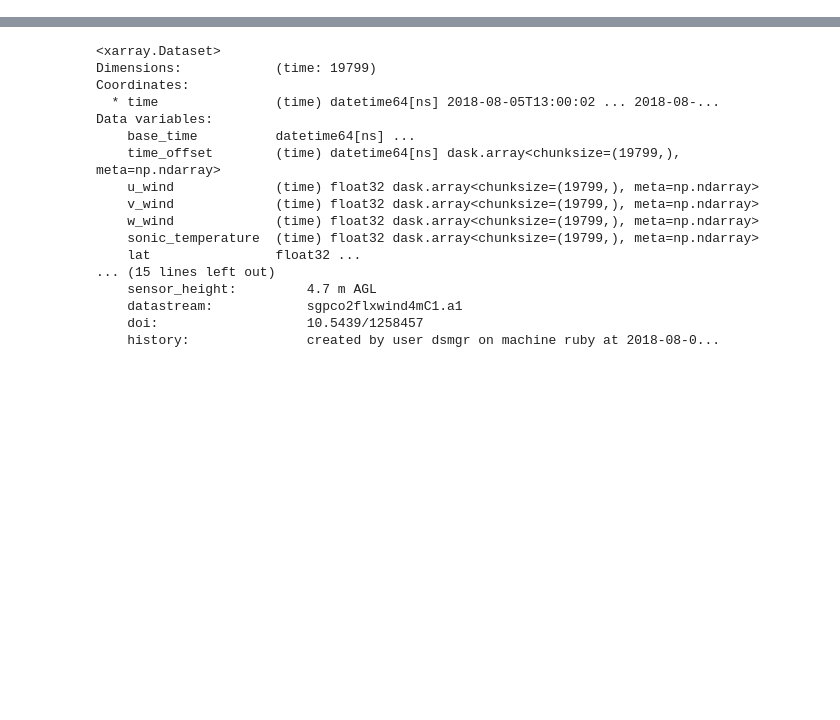
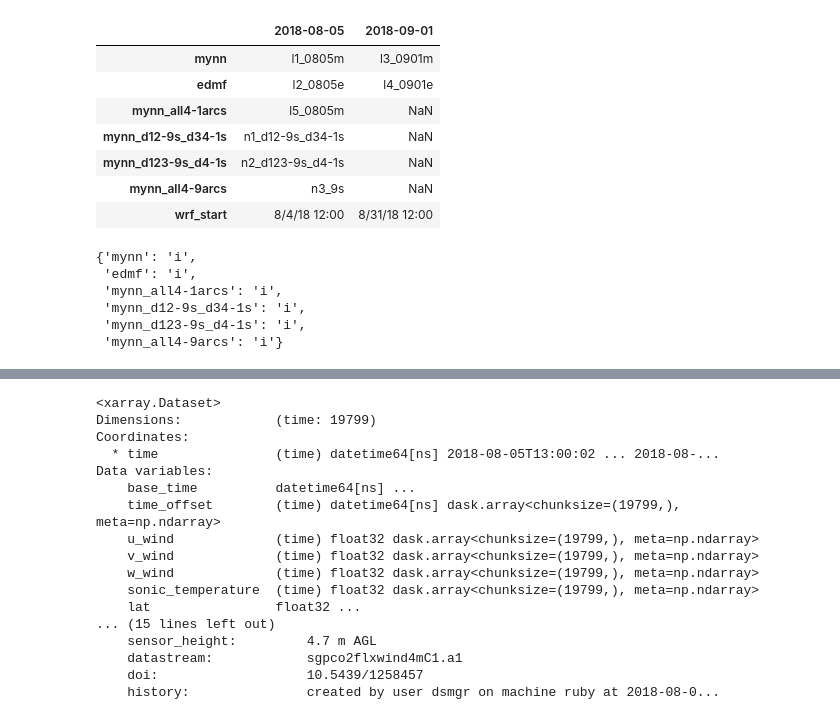
Before and after one commit to joejoeyjoseph/mmc-pnnl-j3, a Jupyter notebook: sgp/eagle/03d_j3wrf_meso-les_spectrum.ipynb, the cells around one changed output, grey strips where cells are left out. Drawn from its saved outputs; the diff is of its cells as text; code cells hidden in the pictures; blank space fills up the shorter version.

```diff
--- a/sgp/eagle/03d_j3wrf_meso-les_spectrum.ipynb
+++ b/sgp/eagle/03d_j3wrf_meso-les_spectrum.ipynb
@@ -39,0 +46,20 @@ share_height = [4, 25, 60]
+# %%
+data_dir_df
+# %% [output]
+|  | 2018-08-05 | 2018-09-01 |
+| mynn | l1_0805m | l3_0901m |
+| edmf | l2_0805e | l4_0901e |
+| mynn_all4-1arcs | l5_0805m | NaN |
+| mynn_d12-9s_d34-1s | n1_d12-9s_d34-1s | NaN |
+| mynn_d123-9s_d4-1s | n2_d123-9s_d4-1s | NaN |
+| mynn_all4-9arcs | n3_9s | NaN |
+| wrf_start | 8/4/18 12:00 | 8/31/18 12:00 |
+# %%
+runs_dict
+# %% [output]
+{'mynn': 'i',
+ 'edmf': 'i',
+ 'mynn_all4-1arcs': 'i',
+ 'mynn_d12-9s_d34-1s': 'i',
+ 'mynn_d123-9s_d4-1s': 'i',
+ 'mynn_all4-9arcs': 'i'}
```
Also changed, not shown: parts of 13 cells of this notebook, 1 other file.
